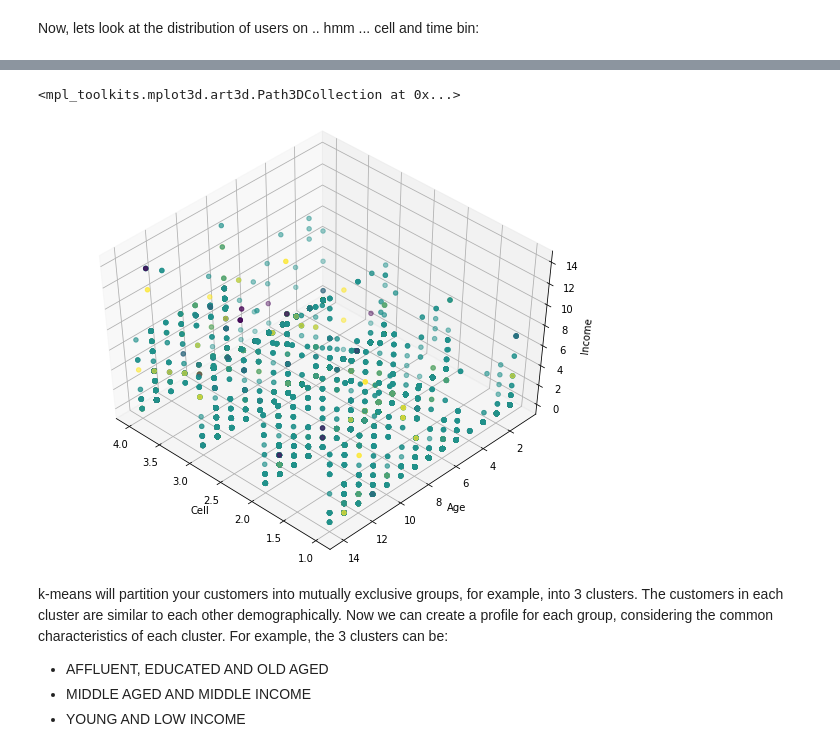
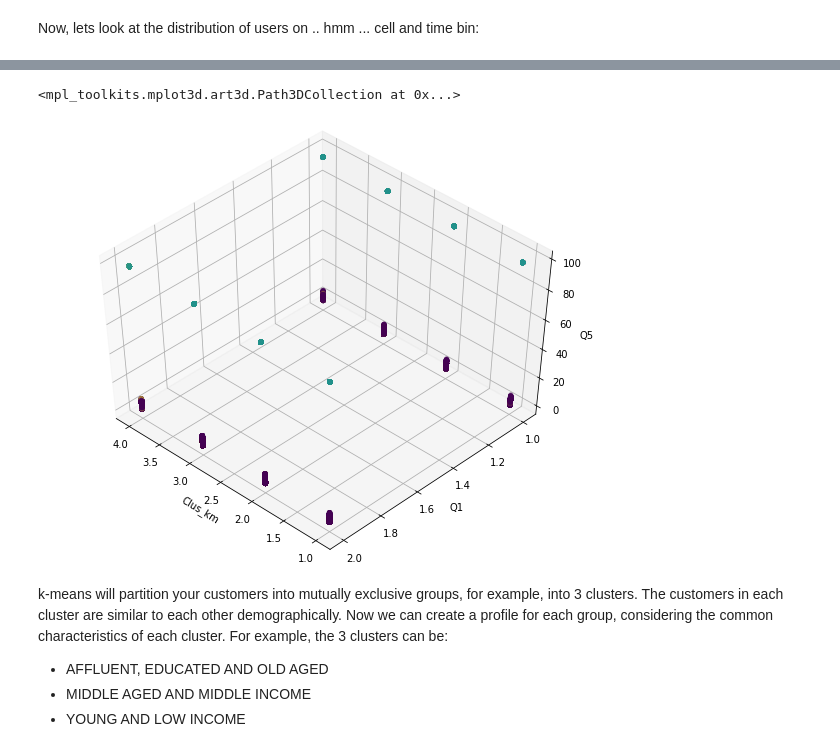
Before and after one commit to githubchinny/python, a Jupyter notebook: MachineLearningWithPython/Clus-K-Means-AppData.ipynb, the cells around one changed output, grey strips where cells are left out. Saved outputs shown, nothing was run; the diff lists cells and outputs as text; code cells hidden in the pictures.

```diff
--- a/MachineLearningWithPython/Clus-K-Means-AppData.ipynb
+++ b/MachineLearningWithPython/Clus-K-Means-AppData.ipynb
@@ -186,4 +227,4 @@ Drop 'Q798','Q598','OperationTimestamp' as I don't think we can apply Euclidean
 # %%
-df = df_appData.drop(['Q798','Q598','OperationTimestamp'], axis=1)
+df = df_appData.drop(['userid','Day','Month','Q798','Q598','OperationTimestamp','Q4'], axis=1)
 df.head()
 # %% [output]
@@ -224,7 +265,7 @@ In our example (if we didn't have access to the k-means algorithm), it would be
 Lets apply k-means on our dataset, and take look at cluster labels.
 # %%
 clusterNum = 3
-k_means = KMeans(init = "k-means++", n_clusters = clusterNum, n_init = 12)
+k_means = KMeans(init = "k-means++", n_clusters = clusterNum, n_init = 3)
 k_means.fit(X)
 labels = k_means.labels_
 print(labels)
@@ -281,21 +308,21 @@ plt.show()
 # %%
 from mpl_toolkits.mplot3d import Axes3D
 fig = plt.figure(1, figsize=(8, 6))
 plt.clf()
 ax = Axes3D(fig, rect=[0, 0, .95, 1], elev=48, azim=134)
 
 plt.cla()
 # plt.ylabel('Age', fontsize=18)
 # plt.xlabel('Income', fontsize=16)
 # plt.zlabel('Education', fontsize=16)
-ax.set_xlabel('Cell')
-ax.set_ylabel('Age')
-ax.set_zlabel('Income')
+ax.set_xlabel('Clus_km')
+ax.set_ylabel('Q1')
+ax.set_zlabel('Q5')
 
-ax.scatter(X[:, 1], X[:, 0], X[:, 3], c= labels.astype(np.float))
+ax.scatter(X[:, 0], X[:, 1], X[:, 4], c= labels.astype(np.float))
 # %% [output]
 <mpl_toolkits.mplot3d.art3d.Path3DCollection at 0x...>
-[figure, old version]
+[figure, new version]
 # %% [markdown]
 k-means will partition your customers into mutually exclusive groups, for example, into 3 clusters. The customers in each cluster are similar to each other demographically.
 Now we can create a profile for each group, considering the common characteristics of each cluster.
```
Also changed, not shown: parts of 20 cells of this notebook.
